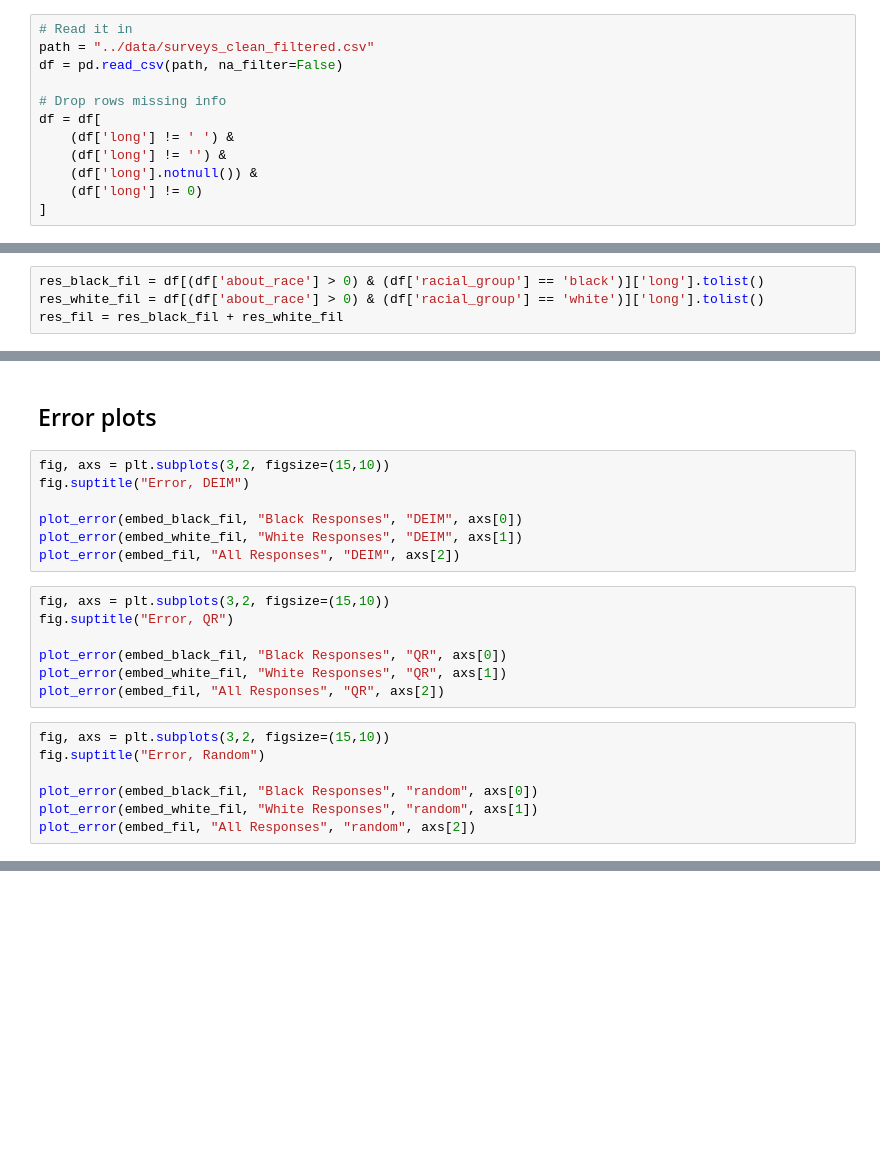
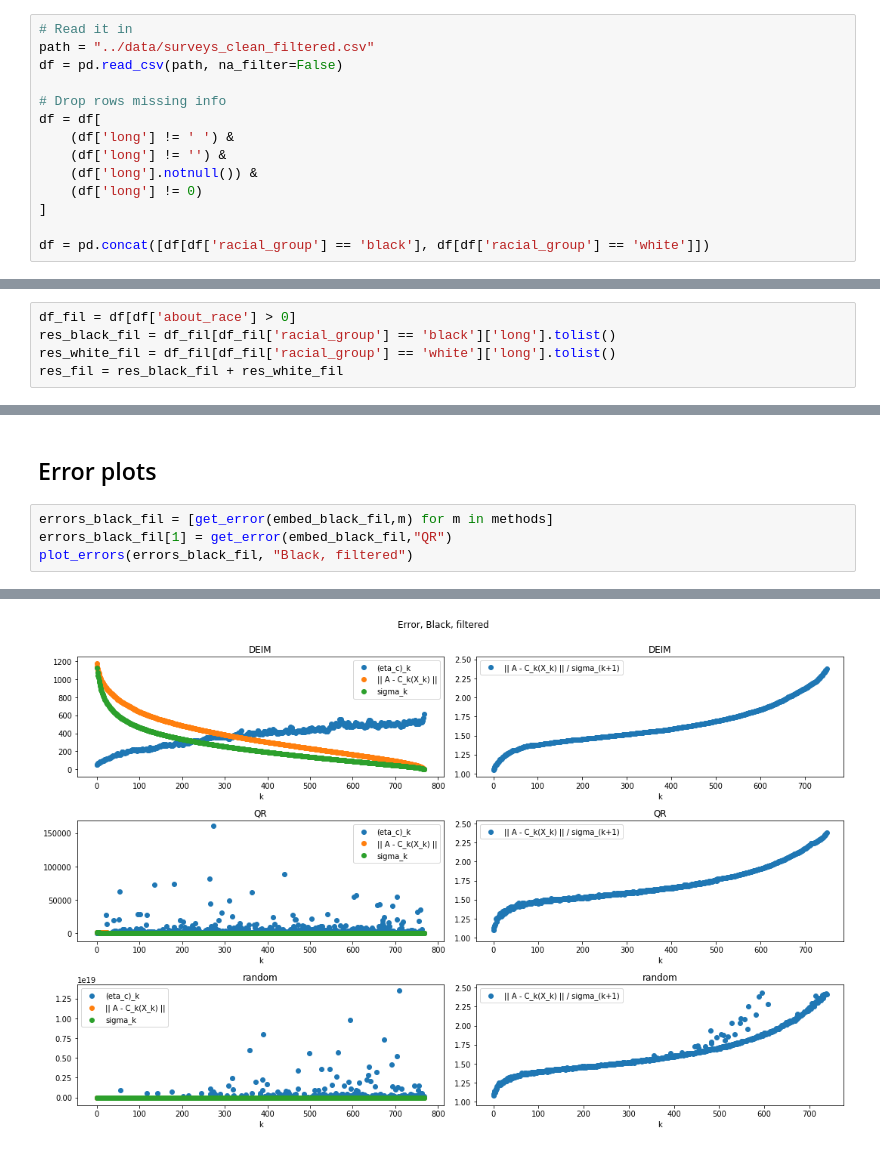
Before and after one commit to amos3vt/ASWW2, a Jupyter notebook: scripts/LongResponse_Embedding_3.ipynb, the cells around one changed output, grey strips where cells are left out. Cells and saved outputs as stored; diff of their text form; blank space fills up the shorter version.

```diff
--- a/scripts/LongResponse_Embedding_3.ipynb
+++ b/scripts/LongResponse_Embedding_3.ipynb
@@ -26,6 +26,8 @@ df = df[
     (df['long'].notnull()) &
     (df['long'] != 0)
 ]
+
+df = pd.concat([df[df['racial_group'] == 'black'], df[df['racial_group'] == 'white']])
 # %% [markdown]
 <br><br>
 # %% [markdown]
@@ -284,8 +428,9 @@ plot_error(embed, "All Responses", "random", axs[2])
 # %% [markdown]
 # Look at responses, filtered by discussion of race
 # %%
-res_black_fil = df[(df['about_race'] > 0) & (df['racial_group'] == 'black')]['long'].tolist()
-res_white_fil = df[(df['about_race'] > 0) & (df['racial_group'] == 'white')]['long'].tolist()
+df_fil = df[df['about_race'] > 0]
+res_black_fil = df_fil[df_fil['racial_group'] == 'black']['long'].tolist()
+res_white_fil = df_fil[df_fil['racial_group'] == 'white']['long'].tolist()
 res_fil = res_black_fil + res_white_fil
 # %% [markdown]
 ## Embed responses
@@ -379,23 +642,7 @@ plot_sentence_counts(axs[2][2], res_split_flat_fil, res_fil, p_C_random_fil, "Al
 # %% [markdown]
 ## Error plots
-# %%
-fig, axs = plt.subplots(3,2, figsize=(15,10))
-fig.suptitle("Error, DEIM")
-
-plot_error(embed_black_fil, "Black Responses", "DEIM", axs[0])
-plot_error(embed_white_fil, "White Responses", "DEIM", axs[1])
-plot_error(embed_fil, "All Responses", "DEIM", axs[2])
-# %%
-fig, axs = plt.subplots(3,2, figsize=(15,10))
-fig.suptitle("Error, QR")
-
-plot_error(embed_black_fil, "Black Responses", "QR", axs[0])
-plot_error(embed_white_fil, "White Responses", "QR", axs[1])
-plot_error(embed_fil, "All Responses", "QR", axs[2])
-# %%
-fig, axs = plt.subplots(3,2, figsize=(15,10))
-fig.suptitle("Error, Random")
-
-plot_error(embed_black_fil, "Black Responses", "random", axs[0])
-plot_error(embed_white_fil, "White Responses", "random", axs[1])
-plot_error(embed_fil, "All Responses", "random", axs[2])
+# %%
+errors_black_fil = [get_error(embed_black_fil,m) for m in methods]
+errors_black_fil[1] = get_error(embed_black_fil,"QR")
+plot_errors(errors_black_fil, "Black, filtered")
+# %% [output]
@@ -401,0 +666 @@ plot_error(embed_fil, "All Responses", "random", axs[2])
+[figure, added]
```
Also changed, not shown: parts of 25 cells of this notebook, 1 other file.
